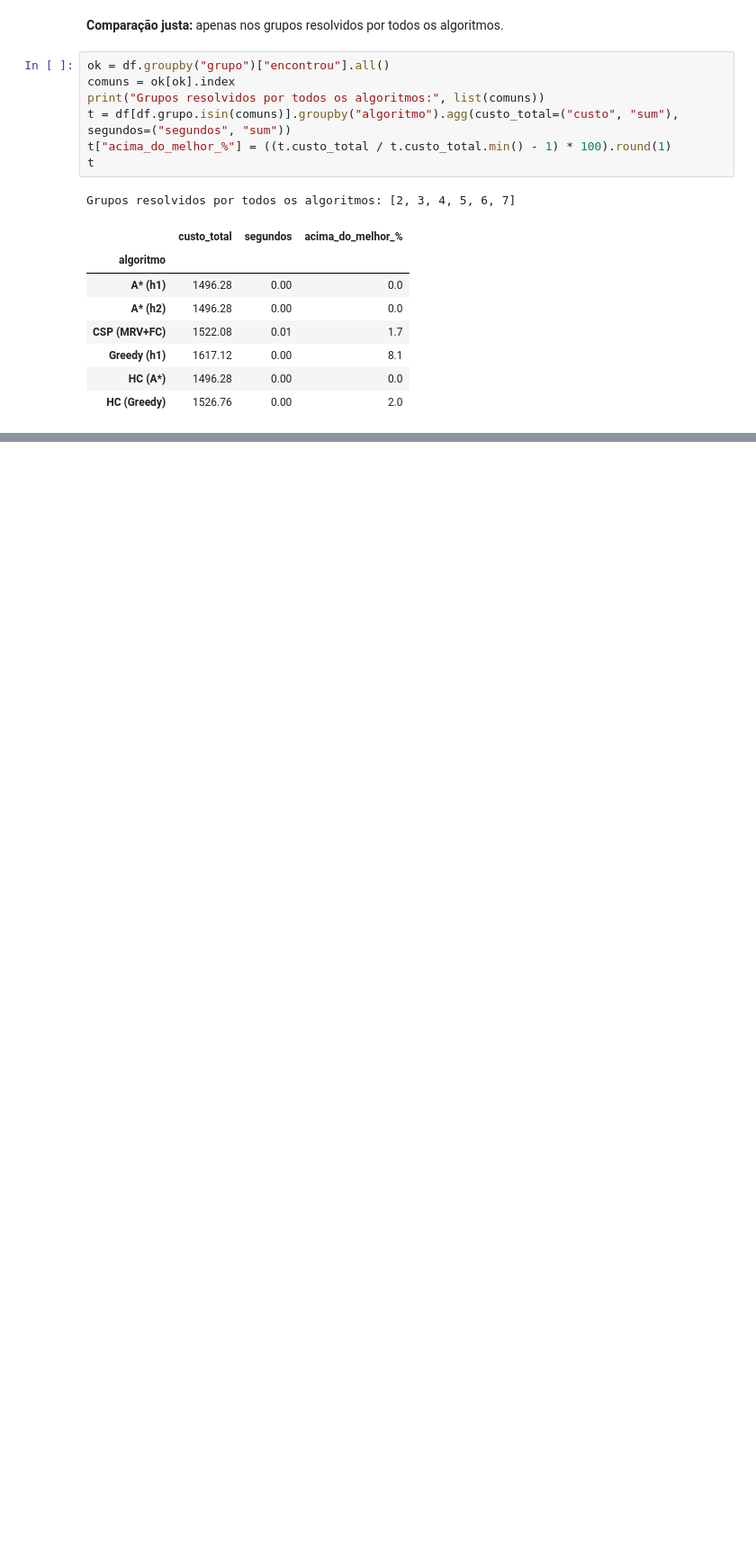
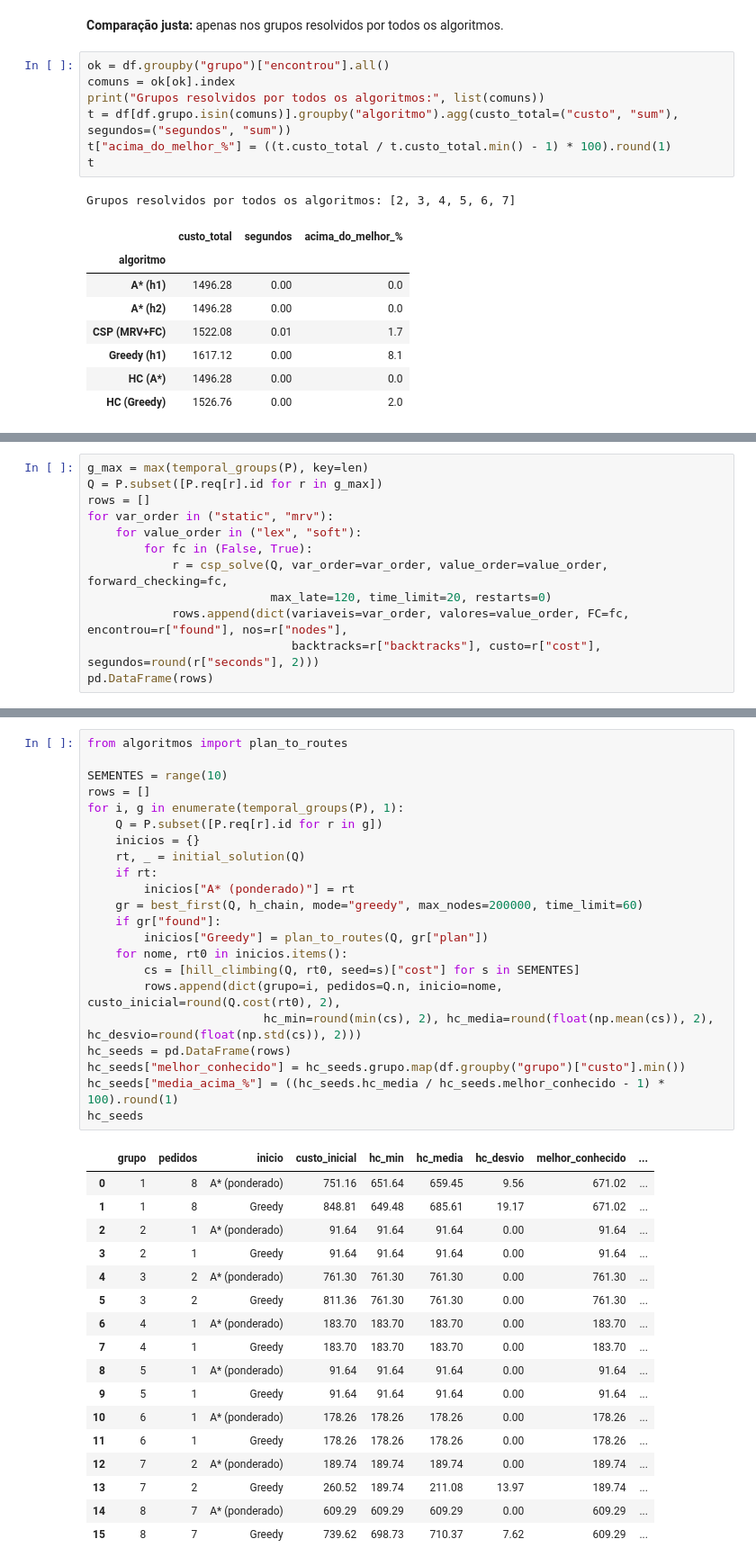
Before and after one commit to disilva021P/IA26_P01_G13, a Jupyter notebook: Proj01.ipynb, the cells around one changed output, grey strips where cells are left out. Shown at 90% size. Cells and saved outputs as stored; diff of their text form; blank space fills up the shorter version.

```diff
--- a/Proj01.ipynb
+++ b/Proj01.ipynb
@@ -398,0 +427,12 @@ Grupos resolvidos por todos os algoritmos: [2, 3, 4, 5, 6, 7]
+# %%
+g_max = max(temporal_groups(P), key=len)
+Q = P.subset([P.req[r].id for r in g_max])
+rows = []
+for var_order in ("static", "mrv"):
+    for value_order in ("lex", "soft"):
+        for fc in (False, True):
+            r = csp_solve(Q, var_order=var_order, value_order=value_order, forward_checking=fc,
+                          max_late=120, time_limit=20, restarts=0)
+            rows.append(dict(variaveis=var_order, valores=value_order, FC=fc, encontrou=r["found"], nos=r["nodes"],
+                             backtracks=r["backtracks"], custo=r["cost"], segundos=round(r["seconds"], 2)))
+pd.DataFrame(rows)
@@ -398,0 +451,40 @@ Grupos resolvidos por todos os algoritmos: [2, 3, 4, 5, 6, 7]
+# %%
+from algoritmos import plan_to_routes
+
+SEMENTES = range(10)
+rows = []
+for i, g in enumerate(temporal_groups(P), 1):
+    Q = P.subset([P.req[r].id for r in g])
+    inicios = {}
+    rt, _ = initial_solution(Q)
+    if rt:
+        inicios["A* (ponderado)"] = rt
+    gr = best_first(Q, h_chain, mode="greedy", max_nodes=200000, time_limit=60)
+    if gr["found"]:
+        inicios["Greedy"] = plan_to_routes(Q, gr["plan"])
+    for nome, rt0 in inicios.items():
+        cs = [hill_climbing(Q, rt0, seed=s)["cost"] for s in SEMENTES]
+        rows.append(dict(grupo=i, pedidos=Q.n, inicio=nome, custo_inicial=round(Q.cost(rt0), 2),
+                         hc_min=round(min(cs), 2), hc_media=round(float(np.mean(cs)), 2), hc_desvio=round(float(np.std(cs)), 2)))
+hc_seeds = pd.DataFrame(rows)
+hc_seeds["melhor_conhecido"] = hc_seeds.grupo.map(df.groupby("grupo")["custo"].min())
+hc_seeds["media_acima_%"] = ((hc_seeds.hc_media / hc_seeds.melhor_conhecido - 1) * 100).round(1)
+hc_seeds
+# %% [output]
+|  | grupo | pedidos | inicio | custo_inicial | hc_min | hc_media | hc_desvio | melhor_conhecido | ... |
+| 0 | 1 | 8 | A* (ponderado) | 751.16 | 651.64 | 659.45 | 9.56 | 671.02 | ... |
+| 1 | 1 | 8 | Greedy | 848.81 | 649.48 | 685.61 | 19.17 | 671.02 | ... |
+| 2 | 2 | 1 | A* (ponderado) | 91.64 | 91.64 | 91.64 | 0.00 | 91.64 | ... |
+| 3 | 2 | 1 | Greedy | 91.64 | 91.64 | 91.64 | 0.00 | 91.64 | ... |
+| 4 | 3 | 2 | A* (ponderado) | 761.30 | 761.30 | 761.30 | 0.00 | 761.30 | ... |
+| 5 | 3 | 2 | Greedy | 811.36 | 761.30 | 761.30 | 0.00 | 761.30 | ... |
+| 6 | 4 | 1 | A* (ponderado) | 183.70 | 183.70 | 183.70 | 0.00 | 183.70 | ... |
+| 7 | 4 | 1 | Greedy | 183.70 | 183.70 | 183.70 | 0.00 | 183.70 | ... |
+| 8 | 5 | 1 | A* (ponderado) | 91.64 | 91.64 | 91.64 | 0.00 | 91.64 | ... |
+| 9 | 5 | 1 | Greedy | 91.64 | 91.64 | 91.64 | 0.00 | 91.64 | ... |
+| 10 | 6 | 1 | A* (ponderado) | 178.26 | 178.26 | 178.26 | 0.00 | 178.26 | ... |
+| 11 | 6 | 1 | Greedy | 178.26 | 178.26 | 178.26 | 0.00 | 178.26 | ... |
+| 12 | 7 | 2 | A* (ponderado) | 189.74 | 189.74 | 189.74 | 0.00 | 189.74 | ... |
+| 13 | 7 | 2 | Greedy | 260.52 | 189.74 | 211.08 | 13.97 | 189.74 | ... |
+| 14 | 8 | 7 | A* (ponderado) | 609.29 | 609.29 | 609.29 | 0.00 | 609.29 | ... |
+| 15 | 8 | 7 | Greedy | 739.62 | 698.73 | 710.37 | 7.62 | 609.29 | ... |
```
Also changed, not shown: parts of 7 cells of this notebook.
